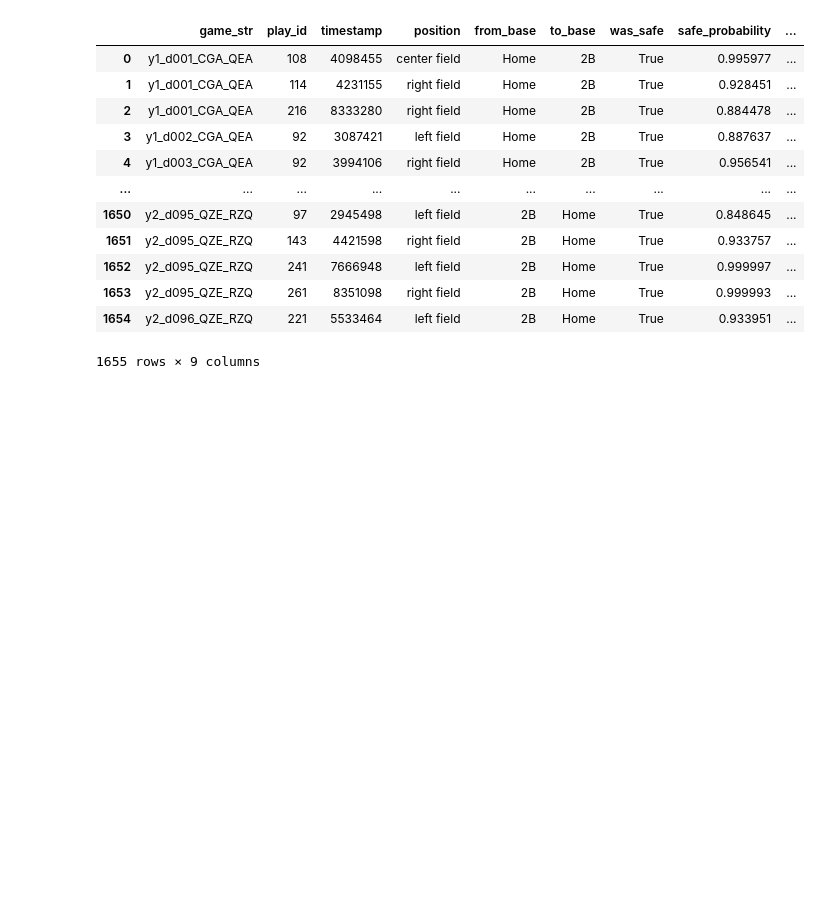
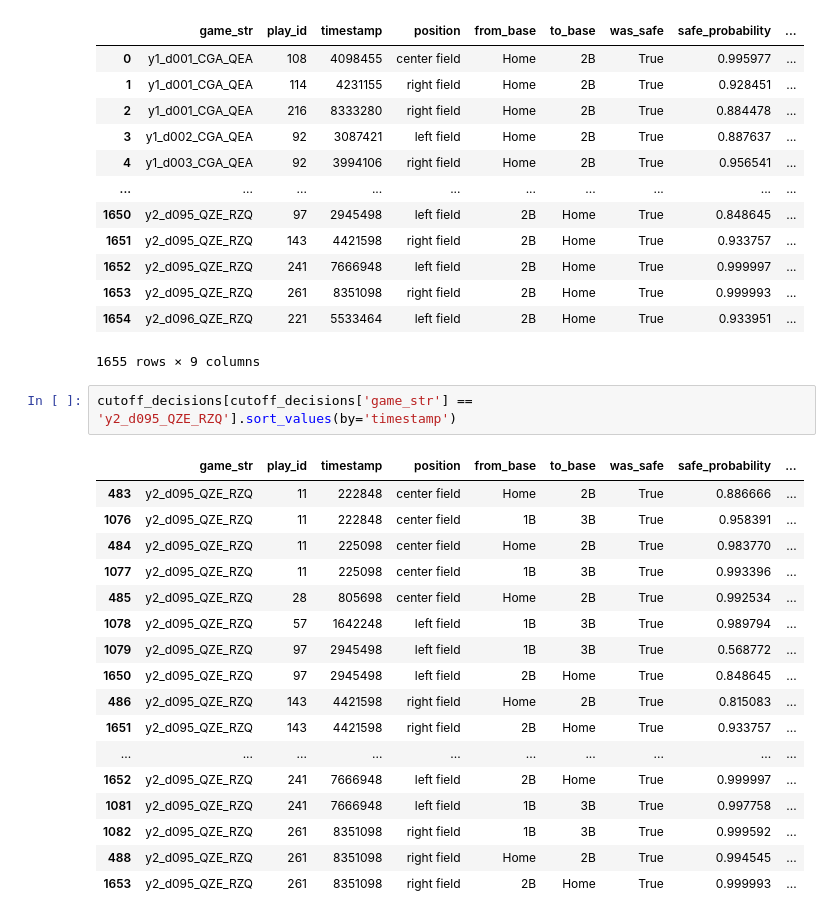
Before and after one commit to alexfrederick1/The-Man-in-the-Middle, a Jupyter notebook: optimal-cutoffs.ipynb, the cells around one changed output. Drawn from its saved outputs; the diff is of its cells as text; blank space fills up the shorter version.

```diff
--- a/optimal-cutoffs.ipynb
+++ b/optimal-cutoffs.ipynb
@@ -168,3 +182,23 @@ cutoff_decisions
 | 1653 | y2_d095_QZE_RZQ | 261 | 8351098 | right field | 2B | Home | True | 0.999993 | ... |
 | 1654 | y2_d096_QZE_RZQ | 221 | 5533464 | left field | 2B | Home | True | 0.933951 | ... |
 1655 rows × 9 columns
+# %%
+cutoff_decisions[cutoff_decisions['game_str'] == 'y2_d095_QZE_RZQ'].sort_values(by='timestamp')
+# %% [output]
+|  | game_str | play_id | timestamp | position | from_base | to_base | was_safe | safe_probability | ... |
+| 483 | y2_d095_QZE_RZQ | 11 | 222848 | center field | Home | 2B | True | 0.886666 | ... |
+| 1076 | y2_d095_QZE_RZQ | 11 | 222848 | center field | 1B | 3B | True | 0.958391 | ... |
+| 484 | y2_d095_QZE_RZQ | 11 | 225098 | center field | Home | 2B | True | 0.983770 | ... |
+| 1077 | y2_d095_QZE_RZQ | 11 | 225098 | center field | 1B | 3B | True | 0.993396 | ... |
+| 485 | y2_d095_QZE_RZQ | 28 | 805698 | center field | Home | 2B | True | 0.992534 | ... |
+| 1078 | y2_d095_QZE_RZQ | 57 | 1642248 | left field | 1B | 3B | True | 0.989794 | ... |
+| 1079 | y2_d095_QZE_RZQ | 97 | 2945498 | left field | 1B | 3B | True | 0.568772 | ... |
+| 1650 | y2_d095_QZE_RZQ | 97 | 2945498 | left field | 2B | Home | True | 0.848645 | ... |
+| 486 | y2_d095_QZE_RZQ | 143 | 4421598 | right field | Home | 2B | True | 0.815083 | ... |
+| 1651 | y2_d095_QZE_RZQ | 143 | 4421598 | right field | 2B | Home | True | 0.933757 | ... |
+| ... | ... | ... | ... | ... | ... | ... | ... | ... | ... |
+| 1652 | y2_d095_QZE_RZQ | 241 | 7666948 | left field | 2B | Home | True | 0.999997 | ... |
+| 1081 | y2_d095_QZE_RZQ | 241 | 7666948 | left field | 1B | 3B | True | 0.997758 | ... |
+| 1082 | y2_d095_QZE_RZQ | 261 | 8351098 | right field | 1B | 3B | True | 0.999592 | ... |
+| 488 | y2_d095_QZE_RZQ | 261 | 8351098 | right field | Home | 2B | True | 0.994545 | ... |
+| 1653 | y2_d095_QZE_RZQ | 261 | 8351098 | right field | 2B | Home | True | 0.999993 | ... |
```
Also changed, not shown: parts of 4 cells of this notebook.
